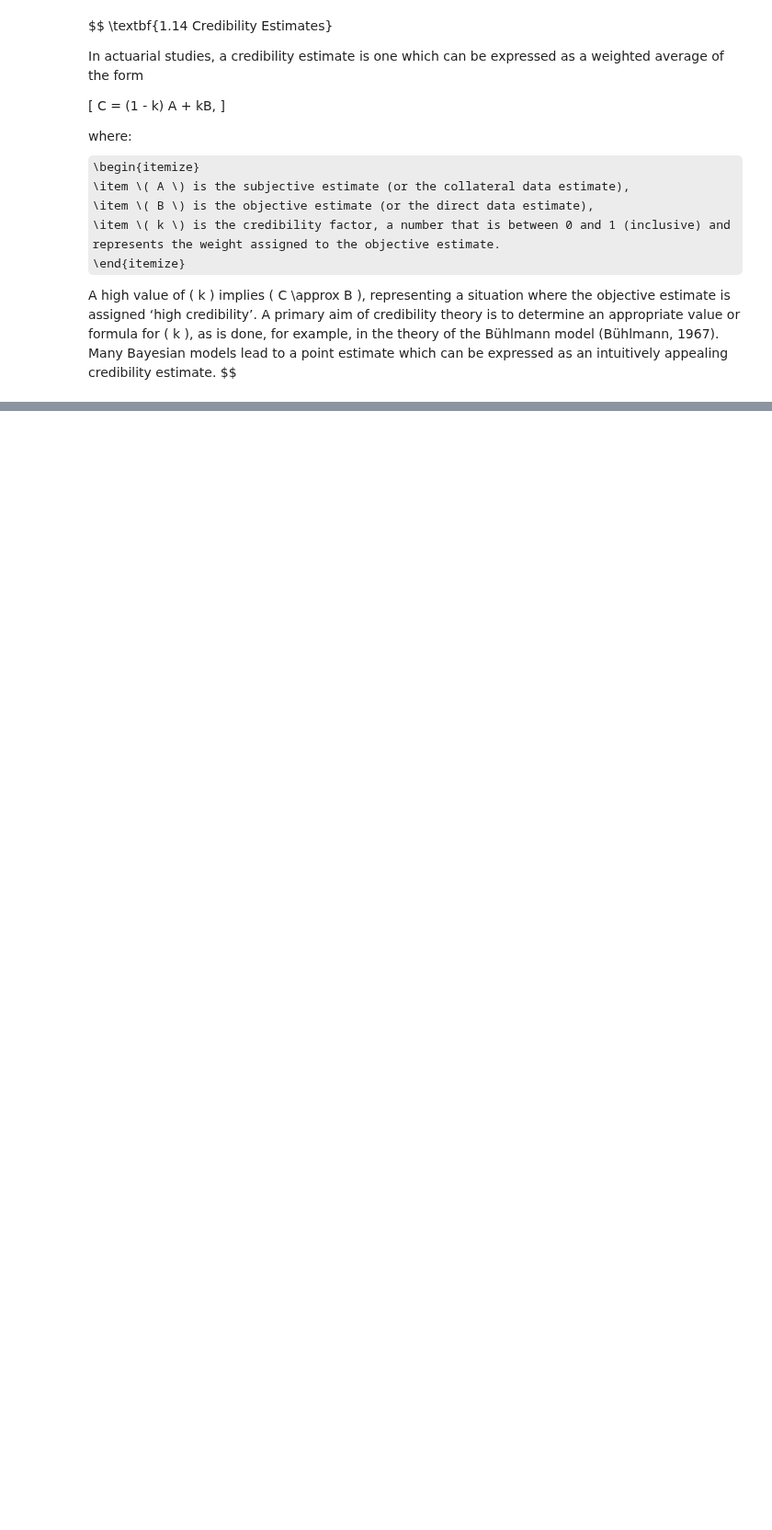
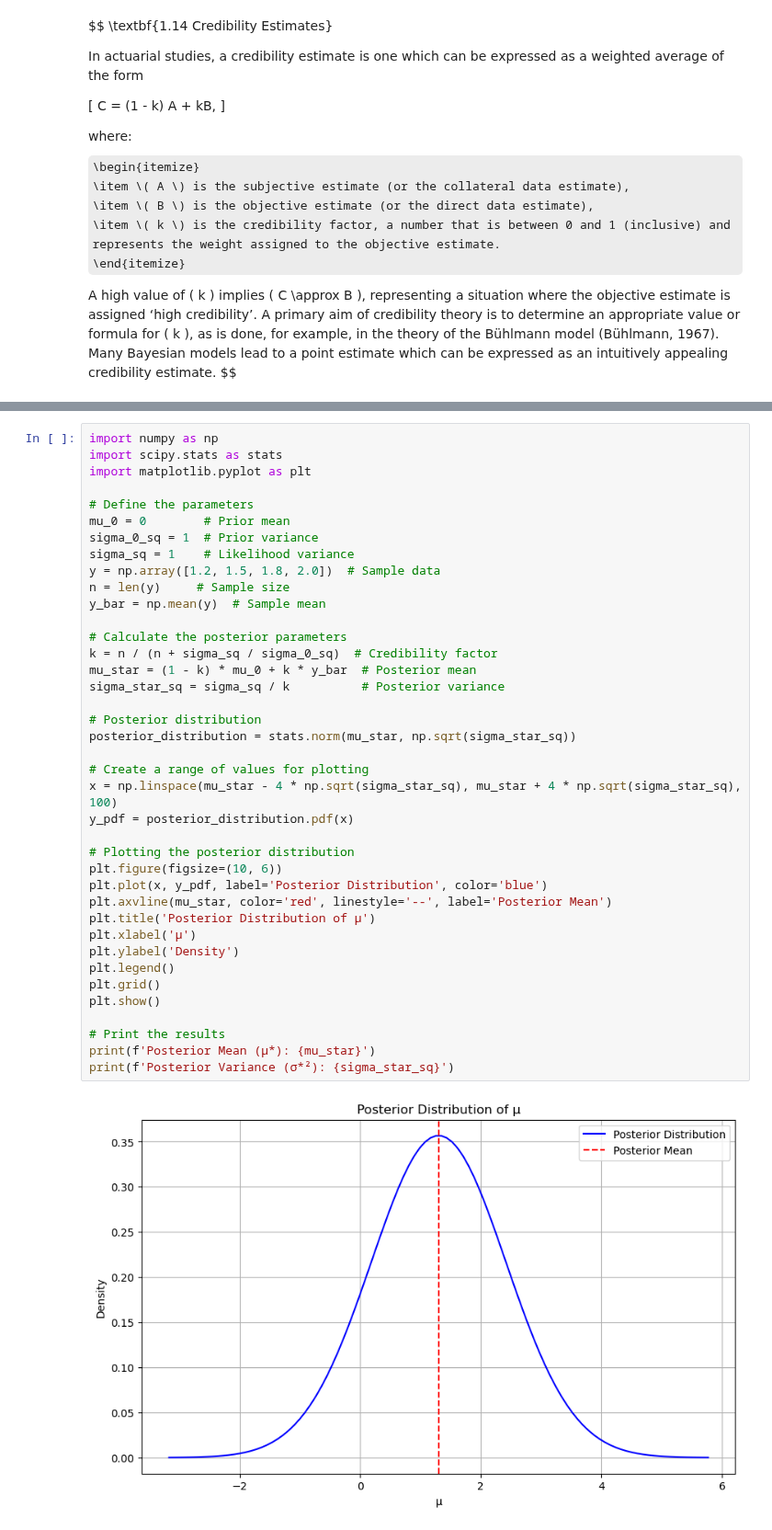
Before and after one commit to rocky115/DeepMythomatics, a Jupyter notebook: Sampling/Chapter-1/Saauntinaa_Saalo-3.ipynb, the cells around one changed output, grey strips where cells are left out. Shown at 92% size. Drawn from its saved outputs; the diff is of its cells as text; some formulas as TeX source; blank space fills up the shorter version.

```diff
--- a/Sampling/Chapter-1/Saauntinaa_Saalo-3.ipynb
+++ b/Sampling/Chapter-1/Saauntinaa_Saalo-3.ipynb
@@ -252,0 +803,41 @@ Figure 9 illustrates the concept of credibility estimation by showing the releva
+# %%
+import numpy as np
+import scipy.stats as stats
+import matplotlib.pyplot as plt
+
+# Define the parameters
+mu_0 = 0        # Prior mean
+sigma_0_sq = 1  # Prior variance
+sigma_sq = 1    # Likelihood variance
+y = np.array([1.2, 1.5, 1.8, 2.0])  # Sample data
+n = len(y)     # Sample size
+y_bar = np.mean(y)  # Sample mean
+
+# Calculate the posterior parameters
+k = n / (n + sigma_sq / sigma_0_sq)  # Credibility factor
+mu_star = (1 - k) * mu_0 + k * y_bar  # Posterior mean
+sigma_star_sq = sigma_sq / k          # Posterior variance
+
+# Posterior distribution
+posterior_distribution = stats.norm(mu_star, np.sqrt(sigma_star_sq))
+
+# Create a range of values for plotting
+x = np.linspace(mu_star - 4 * np.sqrt(sigma_star_sq), mu_star + 4 * np.sqrt(sigma_star_sq), 100)
+y_pdf = posterior_distribution.pdf(x)
+
+# Plotting the posterior distribution
+plt.figure(figsize=(10, 6))
+plt.plot(x, y_pdf, label='Posterior Distribution', color='blue')
+plt.axvline(mu_star, color='red', linestyle='--', label='Posterior Mean')
+plt.title('Posterior Distribution of μ')
+plt.xlabel('μ')
+plt.ylabel('Density')
+plt.legend()
+plt.grid()
+plt.show()
+
+# Print the results
+print(f'Posterior Mean (μ*): {mu_star}')
+print(f'Posterior Variance (σ*²): {sigma_star_sq}')
+# %% [output]
+[figure, added]
```
Also changed, not shown: parts of 11 cells of this notebook, 1 other file.
